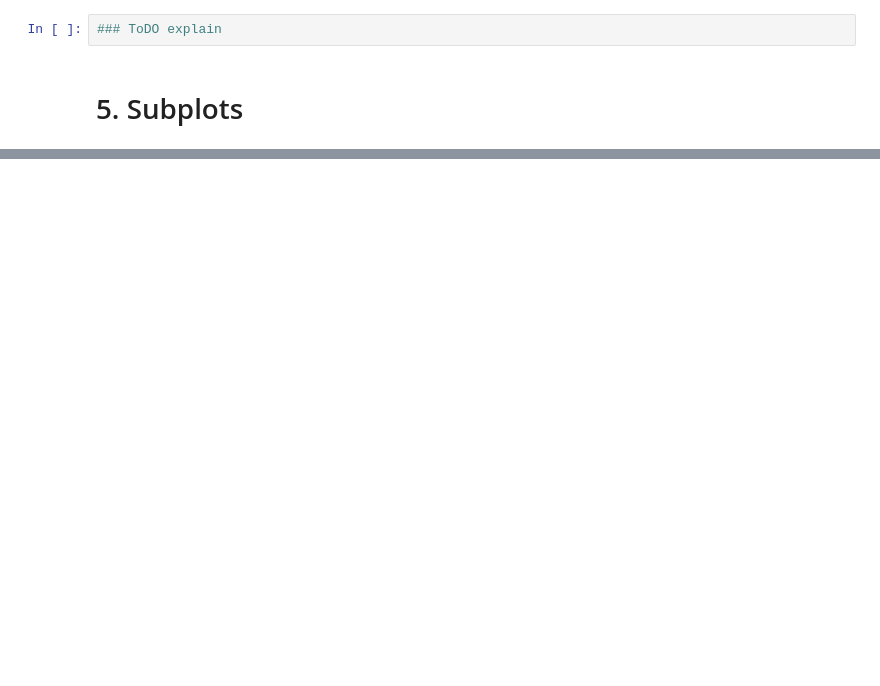
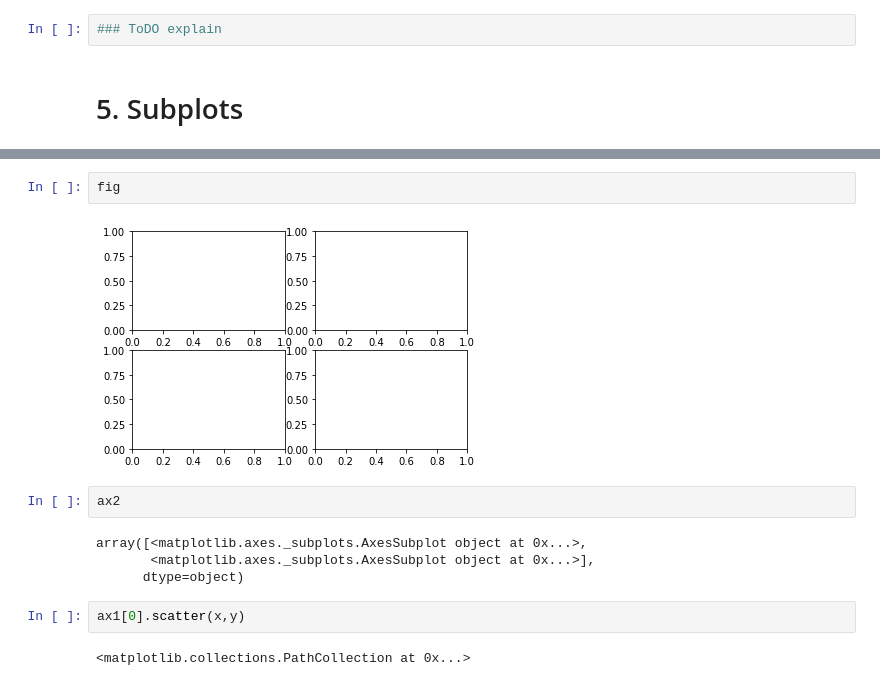
Before and after one commit to RaulRC/mia-iia, a Jupyter notebook: task1/MCD and MCM.ipynb, the cells around one changed output, grey strips where cells are left out. Saved outputs shown, nothing was run; the diff lists cells and outputs as text; blank space fills up the shorter version.

```diff
--- a/task1/MCD and MCM.ipynb
+++ b/task1/MCD and MCM.ipynb
@@ -134,0 +144,14 @@ plt.scatter(x,y)
+# %%
+fig
+# %% [output]
+[figure, added]
+# %%
+ax2
+# %% [output]
+array([<matplotlib.axes._subplots.AxesSubplot object at 0x...>,
+       <matplotlib.axes._subplots.AxesSubplot object at 0x...>],
+      dtype=object)
+# %%
+ax1[0].scatter(x,y)
+# %% [output]
+<matplotlib.collections.PathCollection at 0x...>
```
Also changed, not shown: parts of 12 cells of this notebook.
